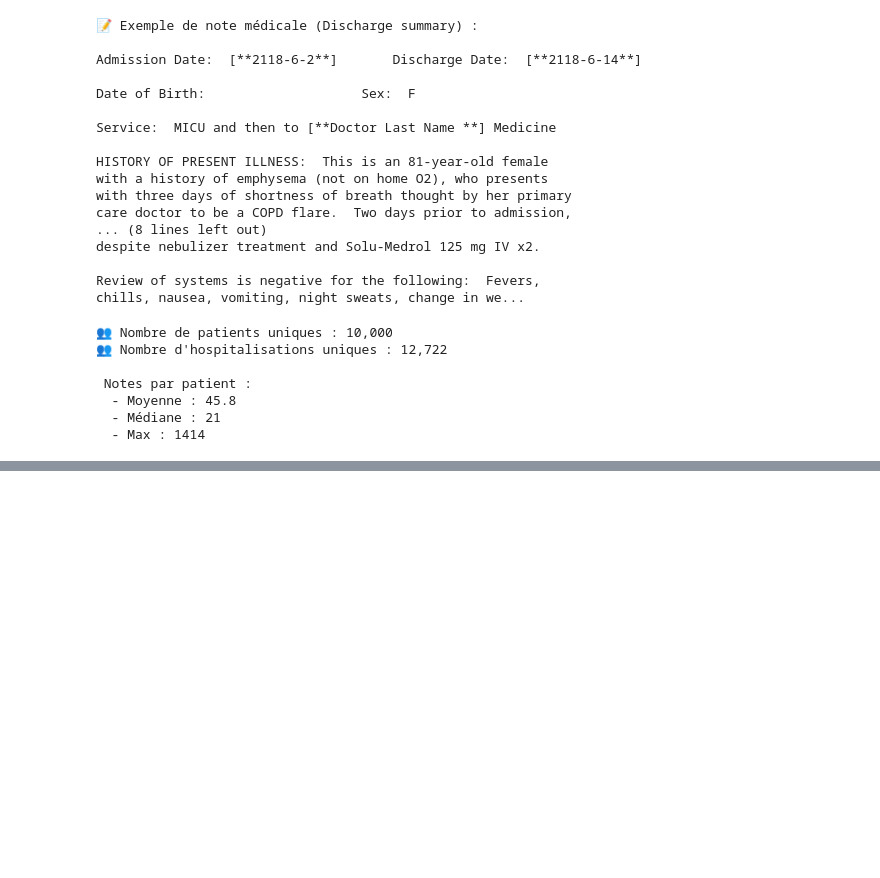
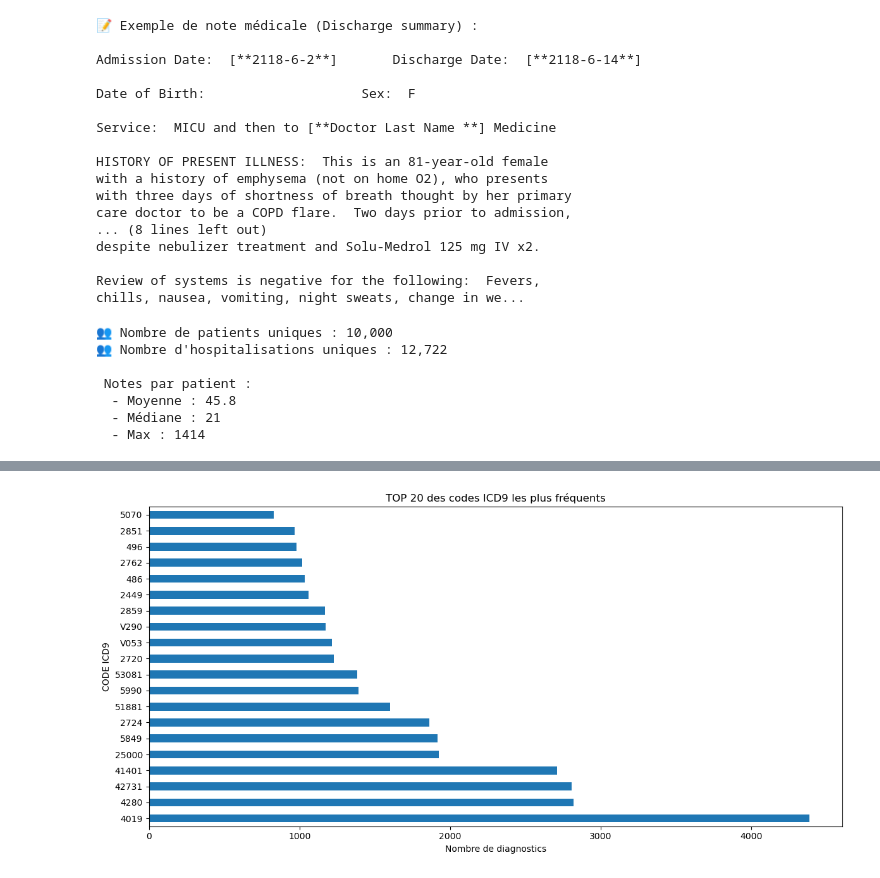
Before and after one commit to inesines02/m-dic-AIde, a Jupyter notebook: notebooks/01_data_exploration.ipynb, the cells around one changed output, grey strips where cells are left out. Cells and saved outputs as stored; diff of their text form; code cells hidden in the pictures; blank space fills up the shorter version.

```diff
--- a/notebooks/01_data_exploration.ipynb
+++ b/notebooks/01_data_exploration.ipynb
@@ -209,0 +267,5 @@ print(f"  - Max : {notes_per_patient.max()}")
+# %%
+# 4.5 Distribution des ICD les plus fréquents
+print("\n Distribution des ICD les plus fréquents :")
+top_codes=diagnoses['ICD9_CODE'].value_counts().head(20)
+print(top_codes)
@@ -209,0 +290,11 @@ print(f"  - Max : {notes_per_patient.max()}")
+# %%
+#Visualisation
+plt.figure(figsize=(12,6))
+top_codes.plot(kind='barh')
+plt.title('TOP 20 des codes ICD9 les plus fréquents')
+plt.xlabel("Nombre de diagnostics")
+plt.ylabel("CODE ICD9")
+plt.tight_layout()
+plt.show()
+# %% [output]
+[figure, added]
```
Also changed, not shown: parts of 31 cells of this notebook.
